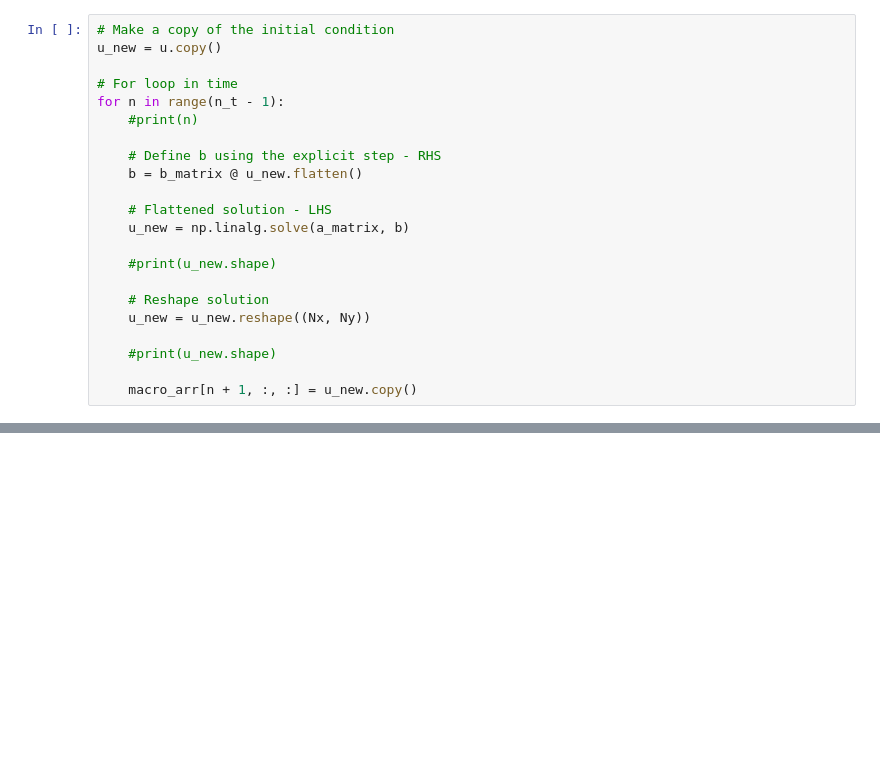
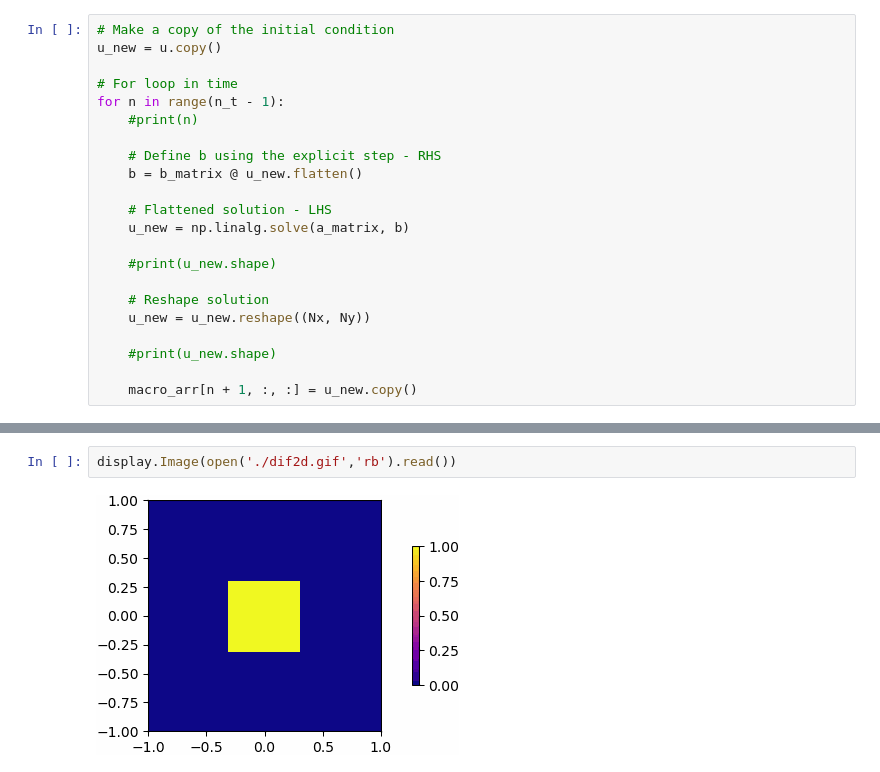
Before and after one commit to DaVas1410/computational-physics-2, a Jupyter notebook: unit-5/509-practice-2Ddiffusion.ipynb, the cells around one changed output, grey strips where cells are left out. Saved outputs shown, nothing was run; the diff lists cells and outputs as text; blank space fills up the shorter version.

```diff
--- a/unit-5/509-practice-2Ddiffusion.ipynb
+++ b/unit-5/509-practice-2Ddiffusion.ipynb
@@ -280,0 +296,4 @@ for k in range(n_t):
+# %%
+display.Image(open('./dif2d.gif','rb').read())
+# %% [output]
+[figure, added]
```
Also changed, not shown: parts of 8 cells of this notebook, 1 other file.
